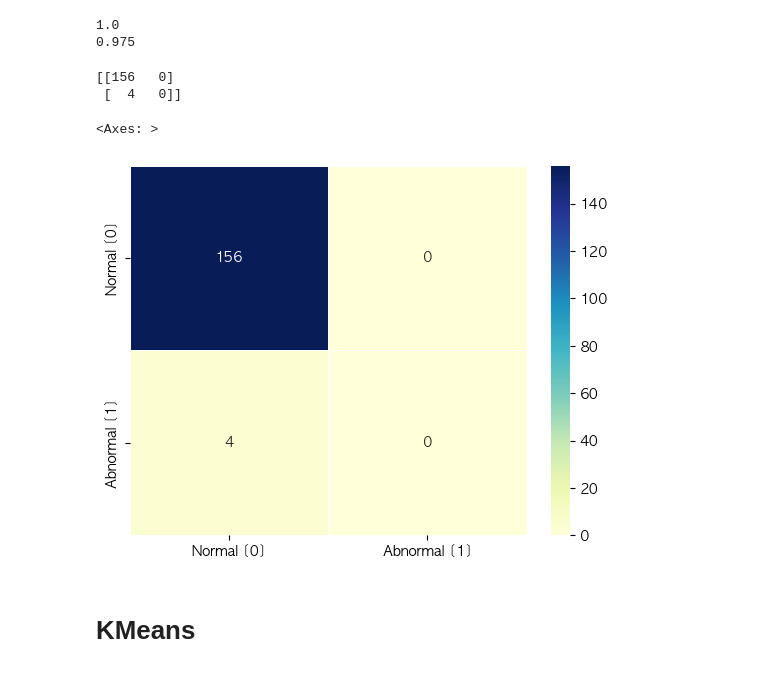
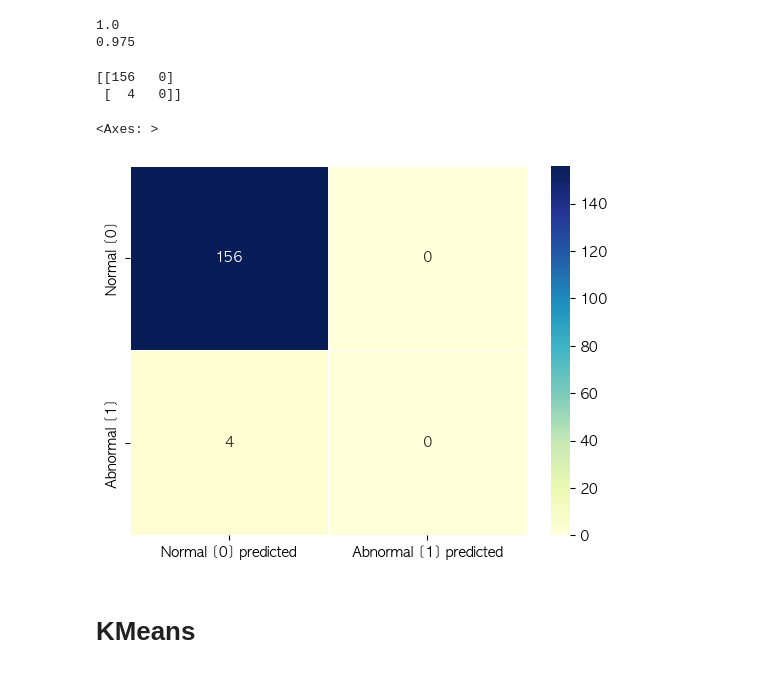
Before and after one commit to basamg912/imbalanced-anomaly-detection, a Jupyter notebook: notebooks/check.ipynb, the cells around one changed output. Drawn from its saved outputs; the diff is of its cells as text; code cells hidden in the pictures.

```diff
--- a/notebooks/check.ipynb
+++ b/notebooks/check.ipynb
@@ -172,8 +172,10 @@ x_train_sc, x_test_sc, y_train, y_test = train_test_split(x,y, test_size=0.1, ra
 # %%
 from sklearn.decomposition import PCA
 pca = PCA(n_components=2)
-result = pca.fit_transform(x_scaled)
+pca.fit(x_train_sc)
 
+PCA_pred_train = pca.transform(x_train_sc)
+result = pca.transform(x_test_sc)
 print(pca.explained_variance_ratio_)
 result =pd.DataFrame(result, columns=['feature1', 'feature2'])
 # %% [output]
@@ -240,19 +244,19 @@ print(metrics.accuracy_score(y_test, knn_pred_test))
 # %%
 cm = confusion_matrix(y_test, knn_pred_test)
 
 # col : 모델 예측
 # raw : 실제
 print(cm)
 
 sns.heatmap(pd.DataFrame(cm, columns = ['normal [0]', 'abnormal [1]']),
-            xticklabels=['Normal [0]', 'Abnormal [1]'],
+            xticklabels=['Normal [0] predicted', 'Abnormal [1] predicted'],
             yticklabels=['Normal [0]', 'Abnormal [1]'],
             annot=True, fmt="d", linewidths=.5, cmap="YlGnBu")
 # %% [output]
 [[156   0]
  [  4   0]]
 <Axes: >
-[figure, old version]
+[figure, new version]
 # %% [markdown]
 # KMeans
 # %%
```
Also changed, not shown: parts of 27 cells of this notebook.
